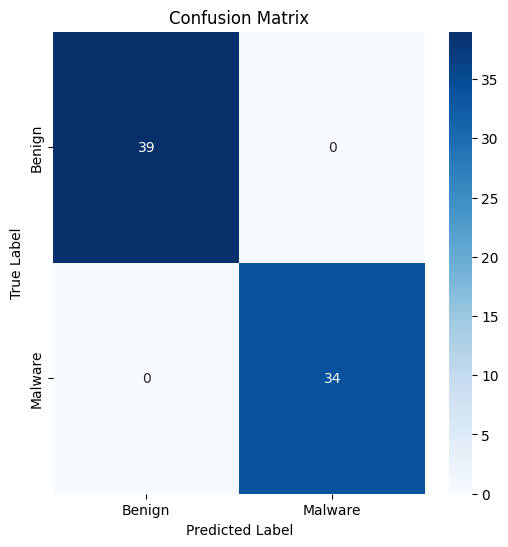
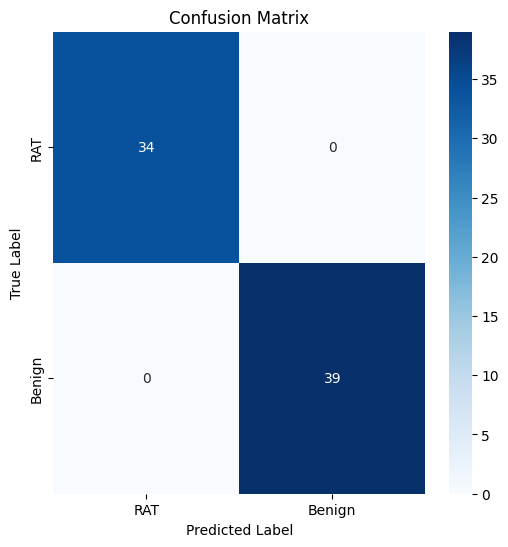
Code edit (unified diff) that turned the first committed figure into the second:
--- before
+++ after
@@ -1,15 +1,25 @@
+import numpy as np
+import matplotlib.pyplot as plt
+import seaborn as sns
+from sklearn.metrics import confusion_matrix
+
 # Predict on validation data
 y_pred = model.predict(X_val)
 y_pred_classes = np.argmax(y_pred, axis=1)  # for a softmax output
 
-# Compute confusion matrix
-cm = confusion_matrix(y_val, y_pred_classes)
-tn, fp, fn, tp = cm.ravel()
+# Assuming y_val is also a one-hot encoded or similar format, convert if necessary
+y_val_classes = np.argmax(y_val, axis=1) if y_val.ndim > 1 else y_val
+
+# Compute confusion matrix with classes in the desired order
+cm = confusion_matrix(y_val_classes, y_pred_classes, labels=[1, 0])  # 1 is RAT, 0 is Benign
+
+# Flattening the matrix to extract TN, FP, FN, TP in the desired order
+tp, fn, fp, tn = cm.ravel()
 
 # Calculate metrics
-accuracy  = (tp + tn) / (tn + fp + fn + tp)
-precision = tp / (tp + fp) if (tp + fp) else 0
-recall    = tp / (tp + fn) if (tp + fn) else 0
-f1_score  = 2 * precision * recall / (precision + recall) if (precision + recall) else 0
+accuracy = (tp + tn) / np.sum(cm)
+precision = tp / (tp + fp) if (tp + fp) > 0 else 0
+recall = tp / (tp + fn) if (tp + fn) > 0 else 0
+f1_score = 2 * (precision * recall) / (precision + recall) if (precision + recall) > 0 else 0
 
 # Print results
@@ -20,9 +30,9 @@
 print(f"  F1-score : {f1_score:.3f}")
 
-# If you still want the confusion matrix:
+# Print confusion matrix
 print("Confusion Matrix:")
 print(cm)
 
-# Plotting
+# Plotting the confusion matrix
 fig, ax = plt.subplots(figsize=(6, 6))  # Adjust size to match your specific aesthetics
 sns.heatmap(cm, annot=True, fmt="d", cmap="Blues", cbar=True, ax=ax)
@@ -30,5 +40,6 @@
 ax.set_ylabel('True Label')
 ax.set_title('Confusion Matrix')
-ax.set_xticklabels(['Benign', 'Malware'])
-ax.set_yticklabels(['Benign', 'Malware'])
+# Ensuring the labels reflect the desired order
+ax.set_xticklabels(['RAT', 'Benign'])
+ax.set_yticklabels(['RAT', 'Benign'])
 plt.show()

Commit: Update Beautiful CNN